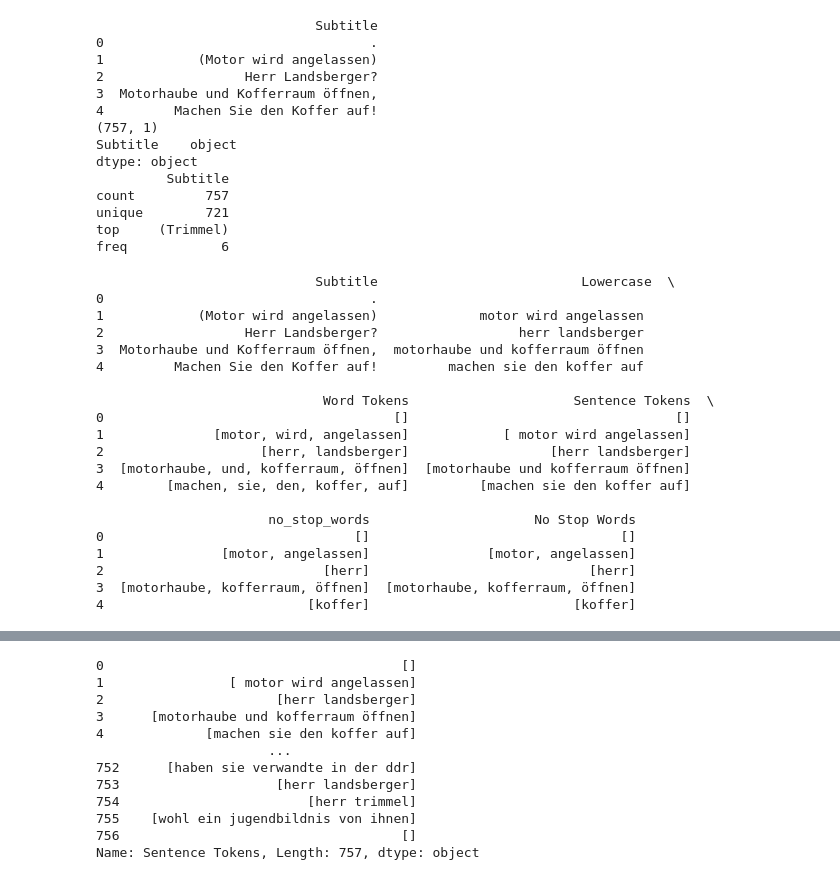
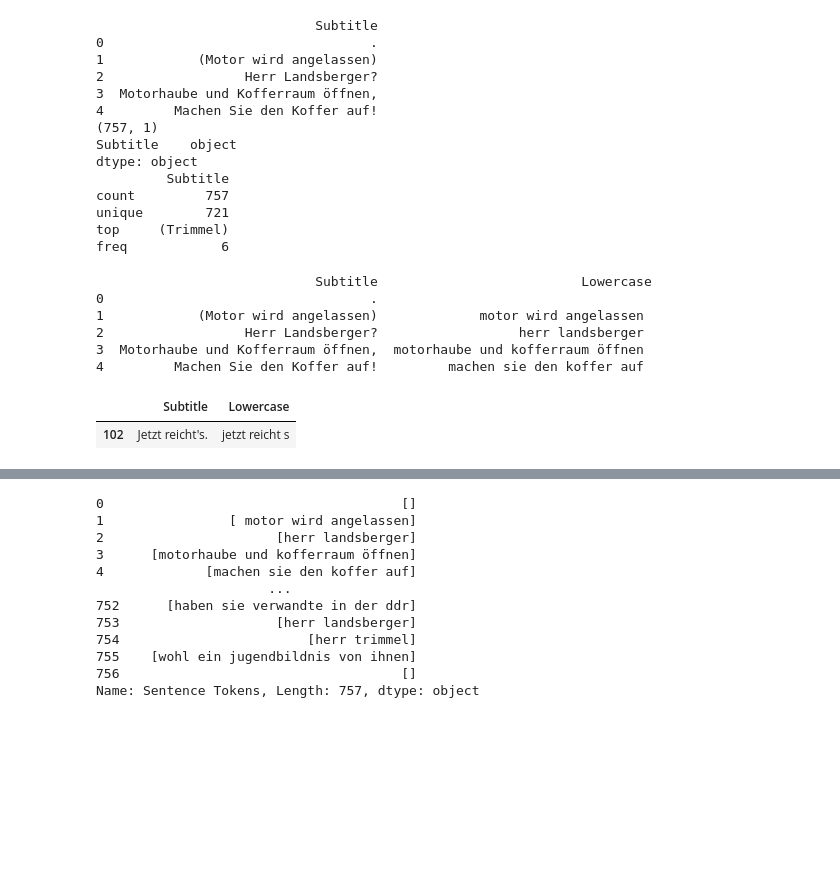
Before and after one commit to vsulli/SRT2CSV, a Jupyter notebook: SRT2CSV.ipynb, the cells around one changed output, grey strips where cells are left out. Drawn from its saved outputs; the diff is of its cells as text; code cells hidden in the pictures; blank space fills up the shorter version.

```diff
--- a/SRT2CSV.ipynb
+++ b/SRT2CSV.ipynb
@@ -182,25 +186,15 @@ def remove_newline(df):
 # %%
 # remove newline
 clean_df = remove_newline(new_df)
 print(clean_df.head())
+
+clean_df[102:103]
 # %% [output]
-                            Subtitle                          Lowercase  \
+                            Subtitle                          Lowercase
 0                                  .
 1            (Motor wird angelassen)             motor wird angelassen
 2                  Herr Landsberger?                  herr landsberger
 3  Motorhaube und Kofferraum öffnen,  motorhaube und kofferraum öffnen
 4         Machen Sie den Koffer auf!         machen sie den koffer auf
-
-                             Word Tokens                     Sentence Tokens  \
-0                                     []                                  []
-1              [motor, wird, angelassen]            [ motor wird angelassen]
-2                    [herr, landsberger]                  [herr landsberger]
-3  [motorhaube, und, kofferraum, öffnen]  [motorhaube und kofferraum öffnen]
-4        [machen, sie, den, koffer, auf]         [machen sie den koffer auf]
-
-                      no_stop_words                     No Stop Words
-0                                []                                []
-1               [motor, angelassen]               [motor, angelassen]
-2                            [herr]                            [herr]
-3  [motorhaube, kofferraum, öffnen]  [motorhaube, kofferraum, öffnen]
-4                          [koffer]                          [koffer]
+|  | Subtitle | Lowercase |
+| 102 | Jetzt reicht's. | jetzt reicht s |
```
Also changed, not shown: parts of 9 cells of this notebook.
